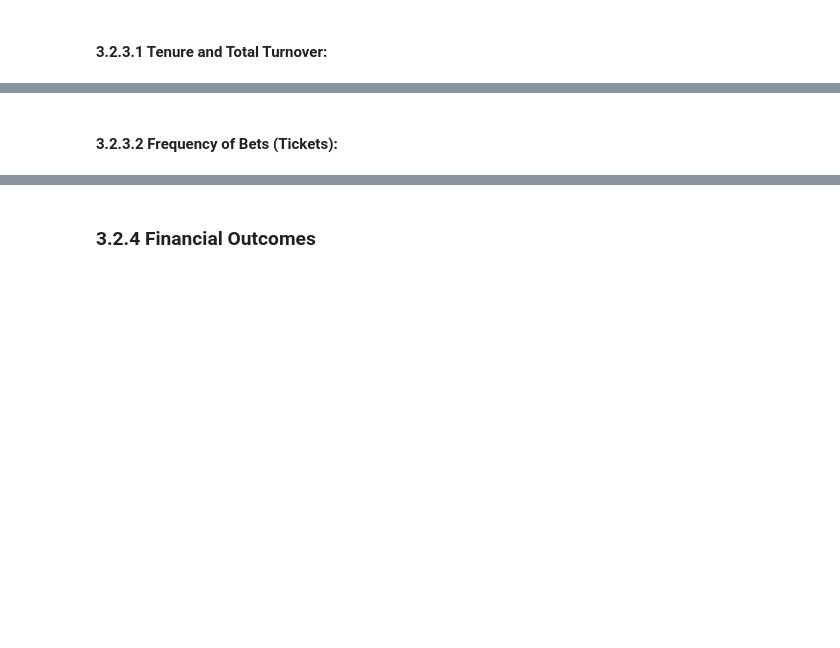
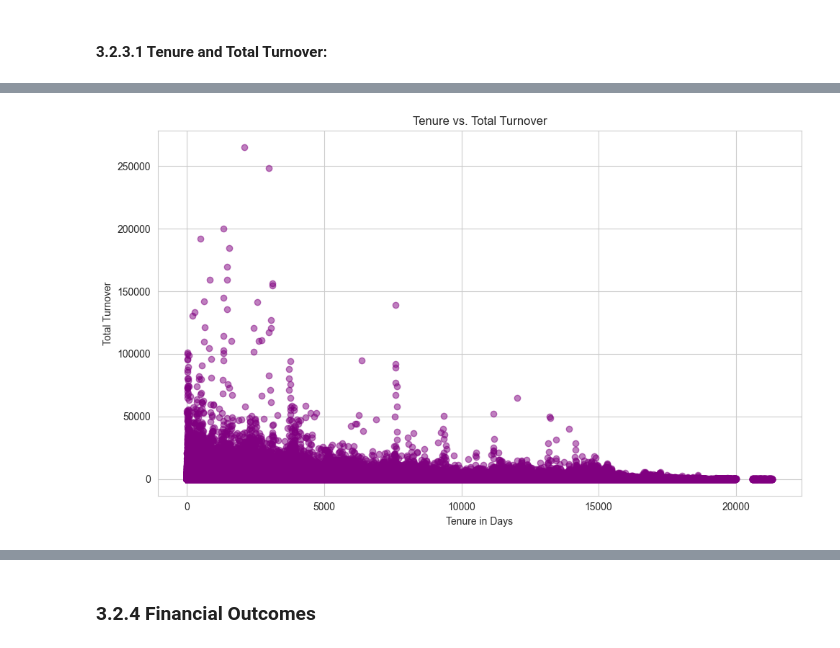
Before and after one commit to ThanhVo15/Competition, a Jupyter notebook: 2. Data Got Talent/2. Final Round/Code/TAB_Betting_Data.ipynb, the cells around one changed output, grey strips where cells are left out. Saved outputs shown, nothing was run; the diff lists cells and outputs as text; code cells hidden in the pictures; blank space fills up the shorter version.

```diff
--- a/2. Data Got Talent/2. Final Round/Code/TAB_Betting_Data.ipynb
+++ b/2. Data Got Talent/2. Final Round/Code/TAB_Betting_Data.ipynb
@@ -871,2 +855,13 @@ KeyboardInterrupt:
-# %% [markdown]
-#### 3.2.3.2 Frequency of Bets (Tickets):
+# %%
+# Scatter plot for Tenure vs. Total Turnover
+plt.figure(figsize=(10, 6))
+plt.scatter(df['TENURE_IN_DAYS'], df['TOTAL_TURNOVER'], alpha=0.5, color='purple')
+plt.title('Tenure vs. Total Turnover')
+plt.xlabel('Tenure in Days')
+plt.ylabel('Total Turnover')
+plt.grid(True)
+plt.tight_layout()
+
+plt.show()
+# %% [output]
+[figure, added]
```
Also changed, not shown: parts of 36 cells of this notebook.
